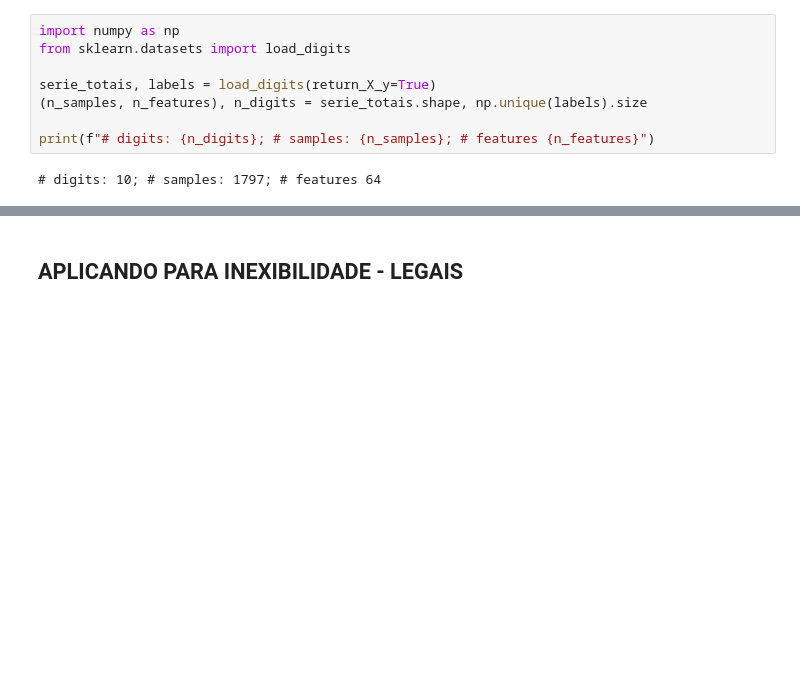
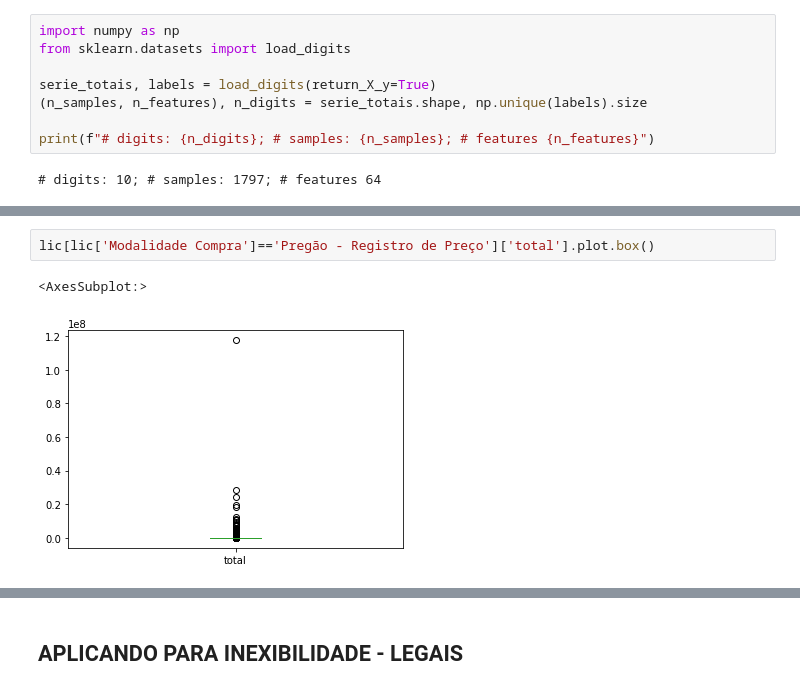
Before and after one commit to ednaelxd/residencia2, a Jupyter notebook: Analises/TAG'AMENTO 02 - Testes com clusterização.ipynb, the cells around one changed output, grey strips where cells are left out. Saved outputs shown, nothing was run; the diff lists cells and outputs as text; blank space fills up the shorter version.

```diff
--- a/Analises/TAG'AMENTO 02 - Testes com clusterização.ipynb
+++ b/Analises/TAG'AMENTO 02 - Testes com clusterização.ipynb
@@ -360,0 +360,5 @@ ________________________________________________________________________________
+# %%
+lic[lic['Modalidade Compra']=='Pregão - Registro de Preço']['total'].plot.box()
+# %% [output]
+<AxesSubplot:>
+[figure, added]
```
Also changed, not shown: parts of 48 cells of this notebook.
